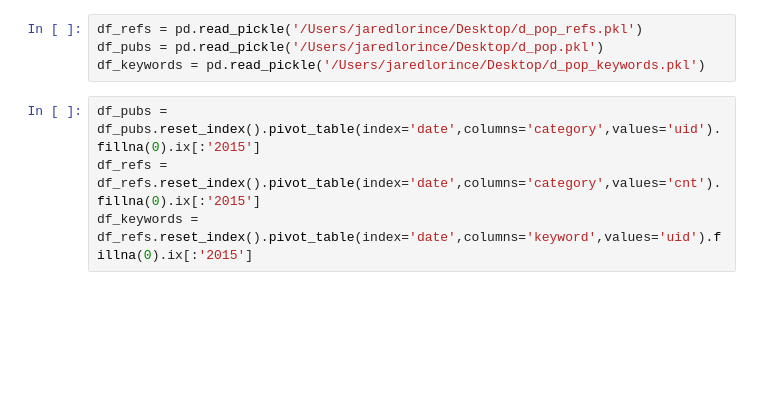
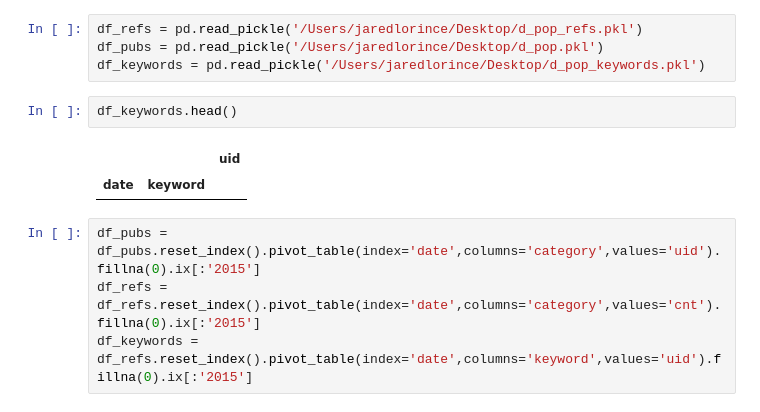
Before and after one commit to jlorince/WoS, a Jupyter notebook: notebooks/Untitled.ipynb, the cells around one changed output. Drawn from its saved outputs; the diff is of its cells as text; blank space fills up the shorter version.

```diff
--- a/notebooks/Untitled.ipynb
+++ b/notebooks/Untitled.ipynb
@@ -18,6 +18,11 @@ totals_refs = pd.Series(index=pd.date_range('1950-01-01','2015-12-31',freq='AS',
 df_refs = pd.read_pickle('/Users/jaredlorince/Desktop/d_pop_refs.pkl')
 df_pubs = pd.read_pickle('/Users/jaredlorince/Desktop/d_pop.pkl')
 df_keywords = pd.read_pickle('/Users/jaredlorince/Desktop/d_pop_keywords.pkl')
+# %%
+df_keywords.head()
+# %% [output]
+|  |  | uid |
+| date | keyword |  |
 # %%
 df_pubs = df_pubs.reset_index().pivot_table(index='date',columns='category',values='uid').fillna(0).ix[:'2015']
 df_refs = df_refs.reset_index().pivot_table(index='date',columns='category',values='cnt').fillna(0).ix[:'2015']
```
Also changed, not shown: 1 other file.
